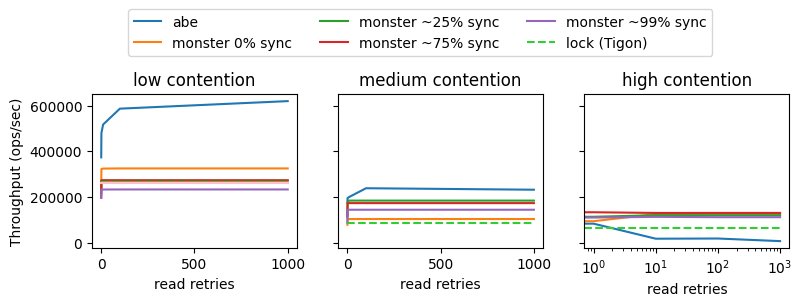
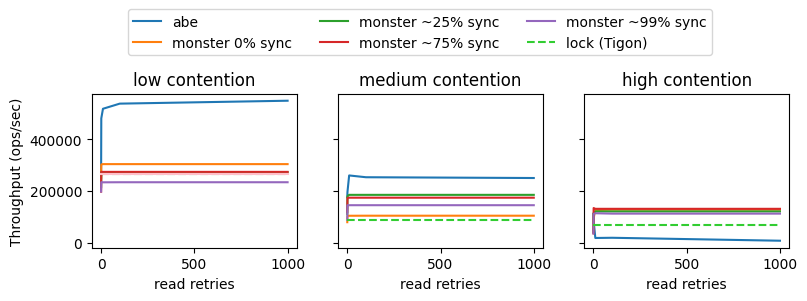
The notebook cell's code change between the first figure and the second:
--- before
+++ after
@@ -42,5 +42,5 @@
 
 ax.set_xlabel("read retries")
-ax.set_xscale("log")
+# ax.set_xscale("log")
 # ax.set_yscale("log")
 # # axtop.set_xticks(read_retries)

Commit: update some low-contention and rep factor results